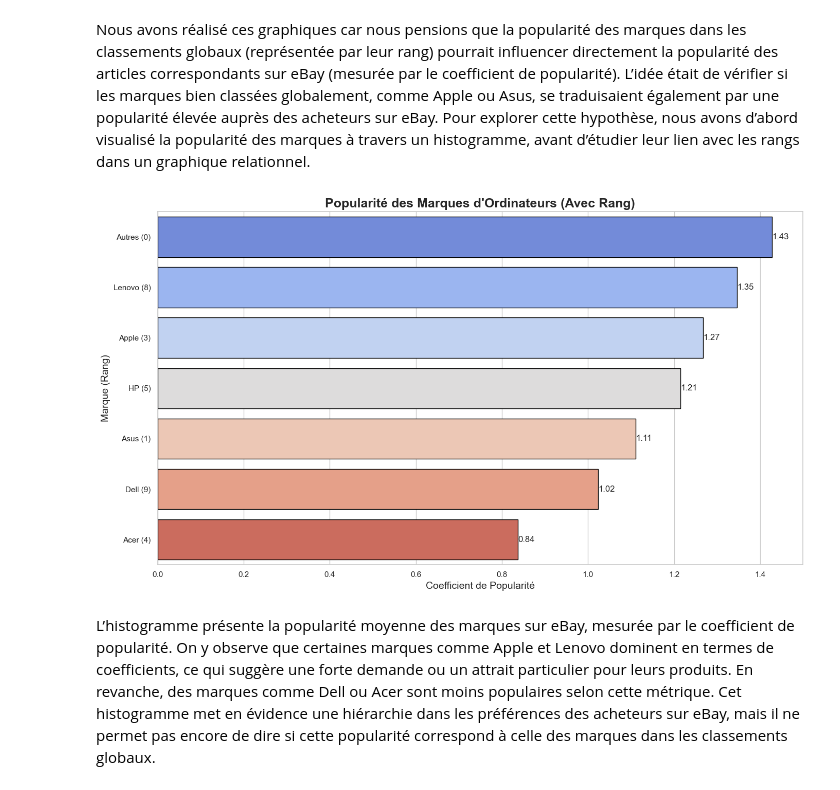
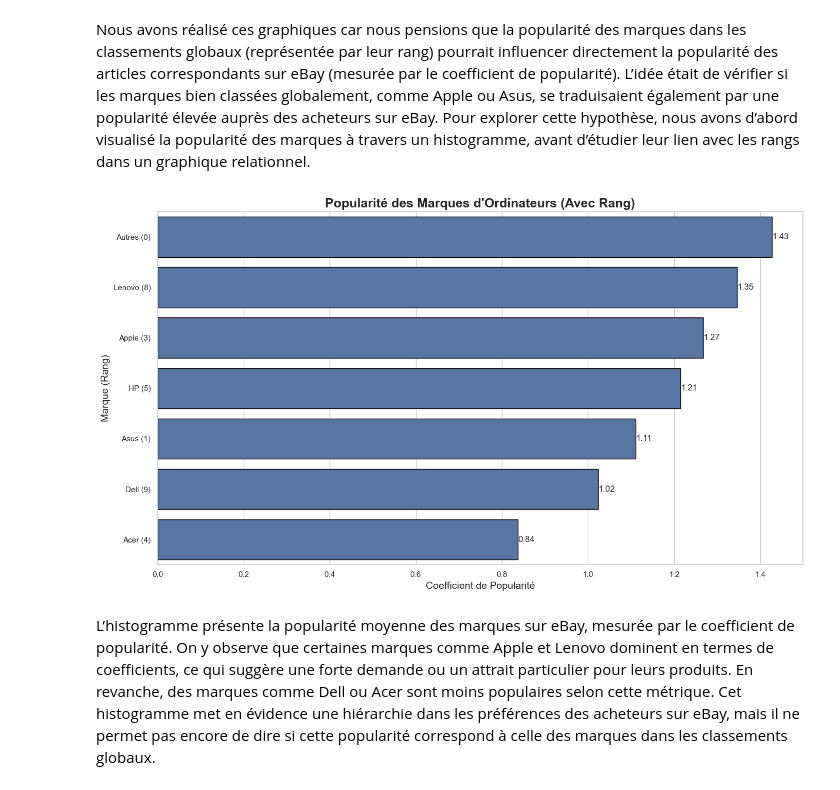
Before and after one commit to albantony/Projet_evaluation_prix_eBay, a Jupyter notebook: notebook.ipynb, the cells around one changed output. Saved outputs shown, nothing was run; the diff lists cells and outputs as text; code cells hidden in the pictures.

```diff
--- a/notebook.ipynb
+++ b/notebook.ipynb
@@ -231,18 +233,19 @@ def convertir_condition(condition):
     """
     Crée une classification des conditions des produits du meilleur au pire
     """
-    if "Neuf" in condition:
-        return "Neuf"
-    elif "Ouvert (jamais utilisé)" in condition:
-        return "Ouvert"
-    elif 'Parfait état - Reconditionné' in condition:
-        return "Parfait état"
-    elif 'Très bon état - Reconditionné' in condition:
-        return "Très bon état"
-    elif 'État correct - Reconditionné' in condition:
-        return "État correct"
-    elif 'Occasion' in condition:
-        return "Occasion"
+    if isinstance(condition, str):
+        if "Neuf" in condition:
+            return "Neuf"
+        elif "Ouvert (jamais utilisé)" in condition:
+            return "Ouvert"
+        elif 'Parfait état - Reconditionné' in condition:
+            return "Parfait état"
+        elif 'Très bon état - Reconditionné' in condition:
+            return "Très bon état"
+        elif 'État correct - Reconditionné' in condition:
+            return "État correct"
+        elif 'Occasion' in condition:
+            return "Occasion"
 
 df['Condition'] = df['Condition'].apply(convertir_condition)
 
@@ -685,35 +685,34 @@ unique_brands['Label'] = unique_brands['Marque'] + ' (' + unique_brands['Rang'].
 # Trier par coefficient pour un affichage ordonné
 unique_brands = unique_brands.sort_values(by='Coefficient', ascending=False)
 
 # Définir le style
 sns.set_theme(style="whitegrid")
 
 # Créer une figure
 plt.figure(figsize=(14, 8))
 
 # Graphique en barres
 ax = sns.barplot(
     data=unique_brands,
     x='Coefficient',
     y='Label',  # Utiliser les labels contenant les rangs entre parenthèses
-    palette='coolwarm',
     edgecolor="black"
 )
 
 # Ajouter des titres et des labels
 ax.set_title('Popularité des Marques d\'Ordinateurs (Avec Rang)', fontsize=18, weight='bold')
 ax.set_xlabel('Coefficient de Popularité', fontsize=14)
 ax.set_ylabel('Marque (Rang)', fontsize=14)
 
 # Ajouter les valeurs sur les barres
 for container in ax.containers:
     ax.bar_label(container, fmt="%.2f", label_type="edge", fontsize=12)
 
 # Optimiser l'affichage
 plt.tight_layout()
 plt.show()
 # %% [output]
-[figure, old version]
+[figure, new version]
 # %% [markdown]
 L’histogramme présente la popularité moyenne des marques sur eBay, mesurée par le coefficient de popularité. On y observe que certaines marques comme Apple et Lenovo dominent en termes de coefficients, ce qui suggère une forte demande ou un attrait particulier pour leurs produits. En revanche, des marques comme Dell ou Acer sont moins populaires selon cette métrique. Cet histogramme met en évidence une hiérarchie dans les préférences des acheteurs sur eBay, mais il ne permet pas encore de dire si cette popularité correspond à celle des marques dans les classements globaux.
 # %% [markdown]
```
Also changed, not shown: parts of 15 cells of this notebook.
